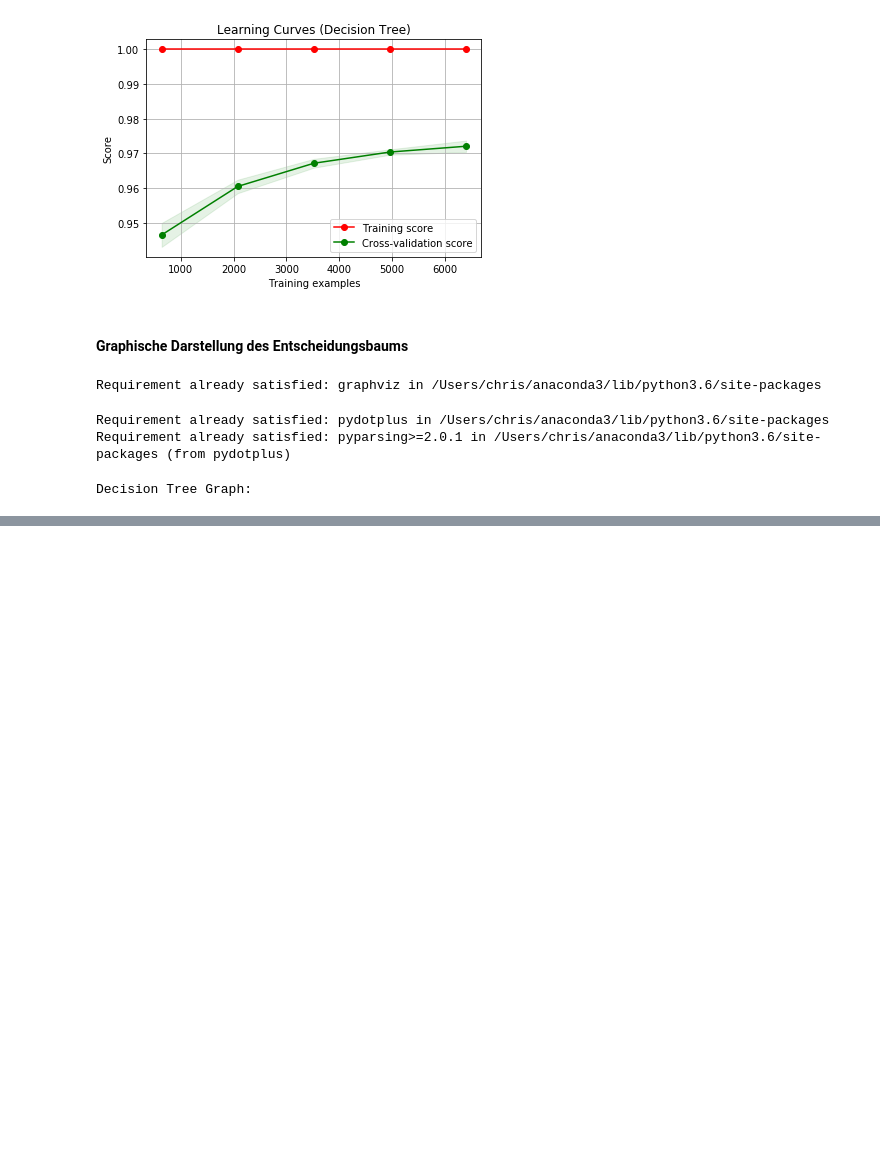
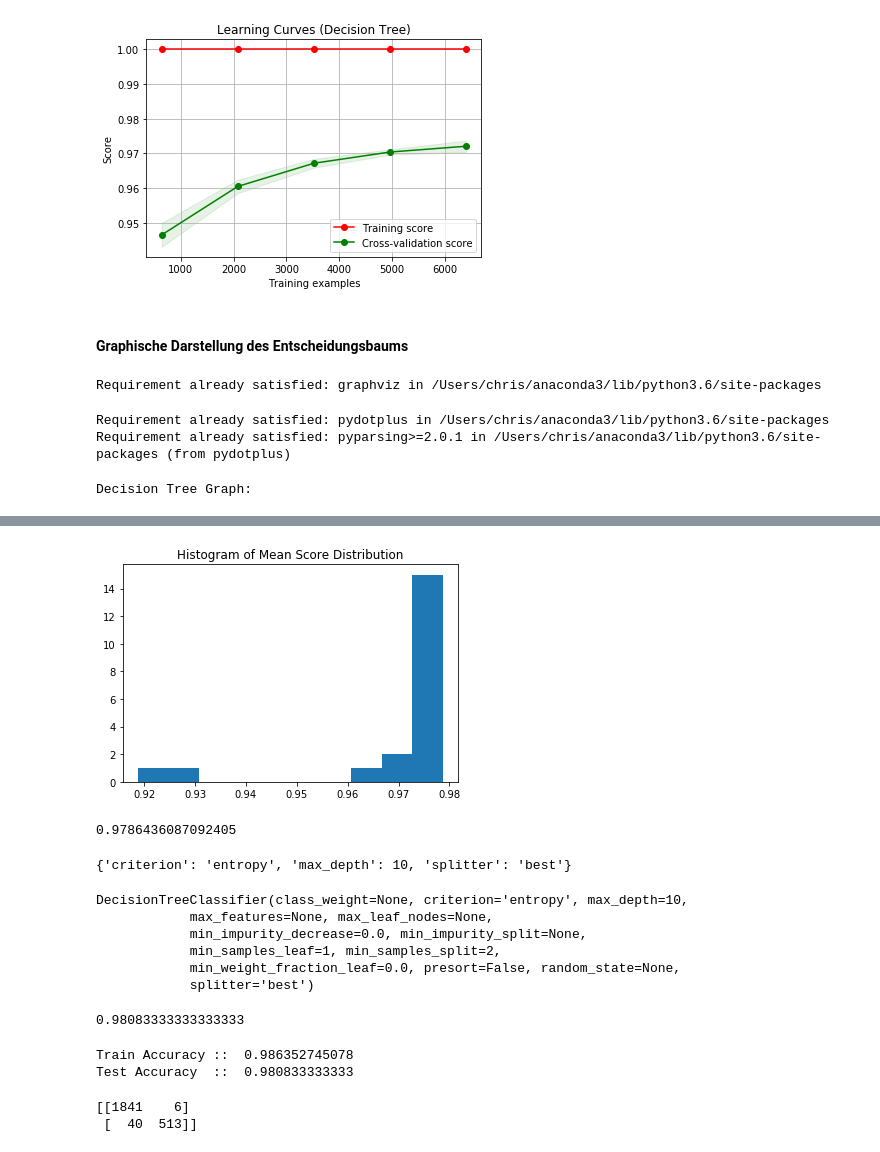
Before and after one commit to hhz-analytics-team/hr-competition, a Jupyter notebook: hr_competition_09_decision_tree.ipynb, the cells around one changed output, grey strips where cells are left out. Saved outputs shown, nothing was run; the diff lists cells and outputs as text; code cells hidden in the pictures; blank space fills up the shorter version.

```diff
--- a/hr_competition_09_decision_tree.ipynb
+++ b/hr_competition_09_decision_tree.ipynb
@@ -271,0 +411,8 @@ Decision Tree Graph:
+# %%
+clf = DecisionTreeClassifier()
+# %%
+param_space = { 'criterion':['gini', 'entropy'], 'splitter':['best', 'random'], 'max_depth':[None, 5, 10, 20, 50]}
+# %%
+gs = GridSearchCV(clf, param_space, cv=10, n_jobs=-1)
+# %%
+gs.fit(X_train_scaled, y_train)
@@ -271,0 +431,14 @@ Decision Tree Graph:
+# %%
+scores = pd.DataFrame(gs.grid_scores_)
+plt.hist(scores['mean_validation_score'], bins=10)
+plt.title('Histogram of Mean Score Distribution');
+# %% [output]
+[figure, added]
+# %%
+gs.best_score_
+# %% [output]
+0.9786436087092405
+# %%
+gs.best_params_
+# %% [output]
+{'criterion': 'entropy', 'max_depth': 10, 'splitter': 'best'}
@@ -271,0 +447,13 @@ Decision Tree Graph:
+# %%
+clf.fit(X_train_scaled, y_train)
+# %% [output]
+DecisionTreeClassifier(class_weight=None, criterion='entropy', max_depth=10,
+            max_features=None, max_leaf_nodes=None,
+            min_impurity_decrease=0.0, min_impurity_split=None,
+            min_samples_leaf=1, min_samples_split=2,
+            min_weight_fraction_leaf=0.0, presort=False, random_state=None,
+            splitter='best')
+# %%
+clf.score(X_test_scaled, y_test)
+# %% [output]
+0.98083333333333333
@@ -271,0 +462,12 @@ Decision Tree Graph:
+# %%
+print("Train Accuracy :: ", accuracy_score(y_train, clf.predict(X_train_scaled)))
+print("Test Accuracy  :: ", accuracy_score(y_test, predictions))
+# %% [output]
+Train Accuracy ::  0.986352745078
+Test Accuracy  ::  0.980833333333
+# %%
+cm = confusion_matrix(y_test, predictions)
+print(cm)
+# %% [output]
+[[1841    6]
+ [  40  513]]
```
Also changed, not shown: parts of 30 cells of this notebook, 4 other files.
